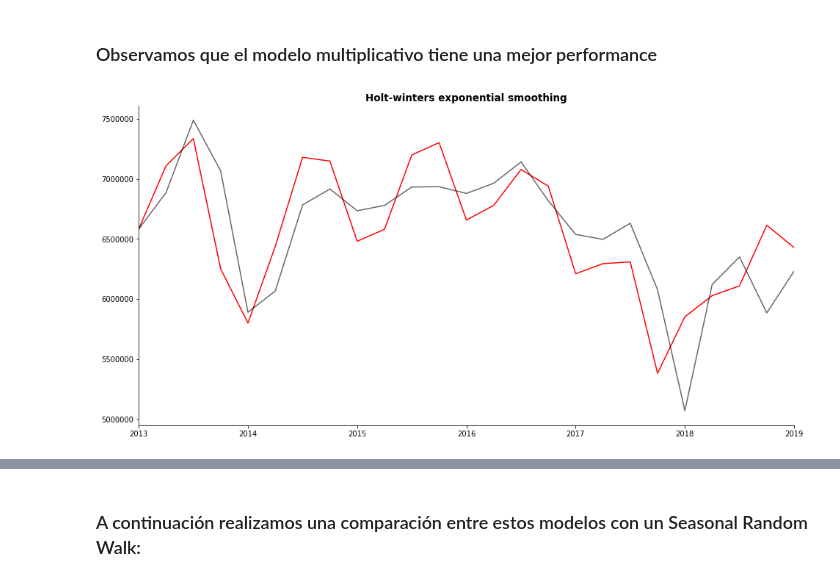
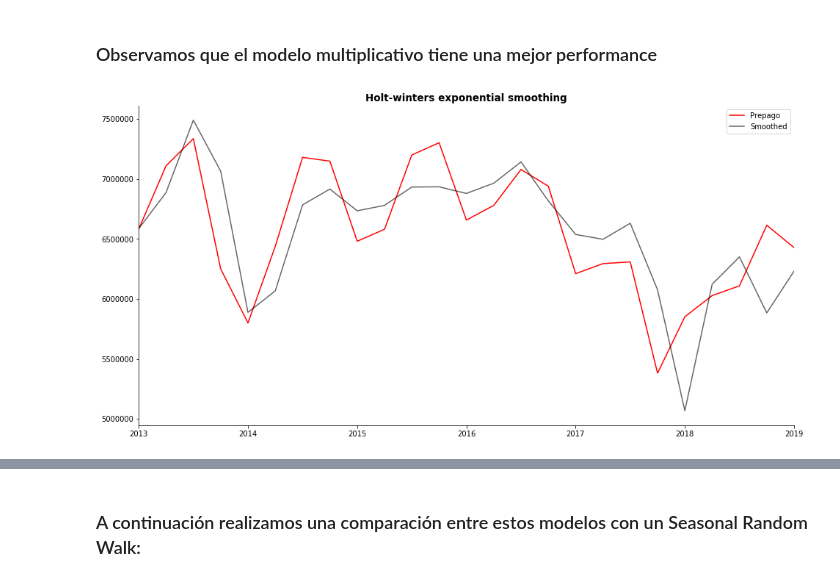
Before and after one commit to nehuengonzalez/diplodatos, a Jupyter notebook: series_temporales/Lab1.ipynb, the cells around one changed output, grey strips where cells are left out. Drawn from its saved outputs; the diff is of its cells as text; code cells hidden in the pictures.

Commit message:
Completé para prepago

```diff
--- a/series_temporales/Lab1.ipynb
+++ b/series_temporales/Lab1.ipynb
@@ -40,0 +56,3 @@ data.head(30)
+# %%
+data["Total minutos calculados"] = data['Minutos pospago salientes (miles)'] + data['Minutos prepago salientes (miles)']
+data[data["Total minutos calculados"] != data['Total de minutos salientes (miles)']]
@@ -41,3 +68,5 @@ data.head(30)
+# %%
+data = data.drop(columns=["Periodo", "Total minutos calculados"])
 # %%
 data.describe()
 # %% [output]
@@ -129,3 +170,10 @@ ExponentialSmoothing Model Results
 | initial_seasons.1 | 1.0951838 | s.1 | True |
 | initial_seasons.2 | 1.1537196 | s.2 | True |
 | initial_seasons.3 | 1.1113147 | s.3 | True |
+# %%
+m3=sm.tsa.ExponentialSmoothing(y1,
+                                       trend='add',
+                                       damped=True,
+                                       seasonal='mul',
+                                       seasonal_periods=4).fit()
+hw_summary(m3)
@@ -132,14 +203,15 @@ ExponentialSmoothing Model Results
 # %% [markdown]
 ### Observamos que el modelo multiplicativo tiene una mejor performance
 # %%
-smoothed=pd.Series(m2.fittedvalues, index=data.index)
+smoothed=pd.Series(m3.fittedvalues, index=data.index)
 fig, ax= plt.subplots(figsize=(16,8))
 data[prepago].plot(color='red', label='Prepago')
 smoothed.plot(color='black', label='Smoothed', alpha=0.6)
 ax.set_xlabel('')
 ax.set_xticks([], minor=True)
 ax.set_title('Holt-winters exponential smoothing', fontsize=13.5, fontweight='bold')
 sns.despine()
+plt.legend()
 plt.show()
 # %% [output]
-[figure, old version]
+[figure, new version]
```
Also changed, not shown: parts of 29 cells of this notebook, 2 other files.
